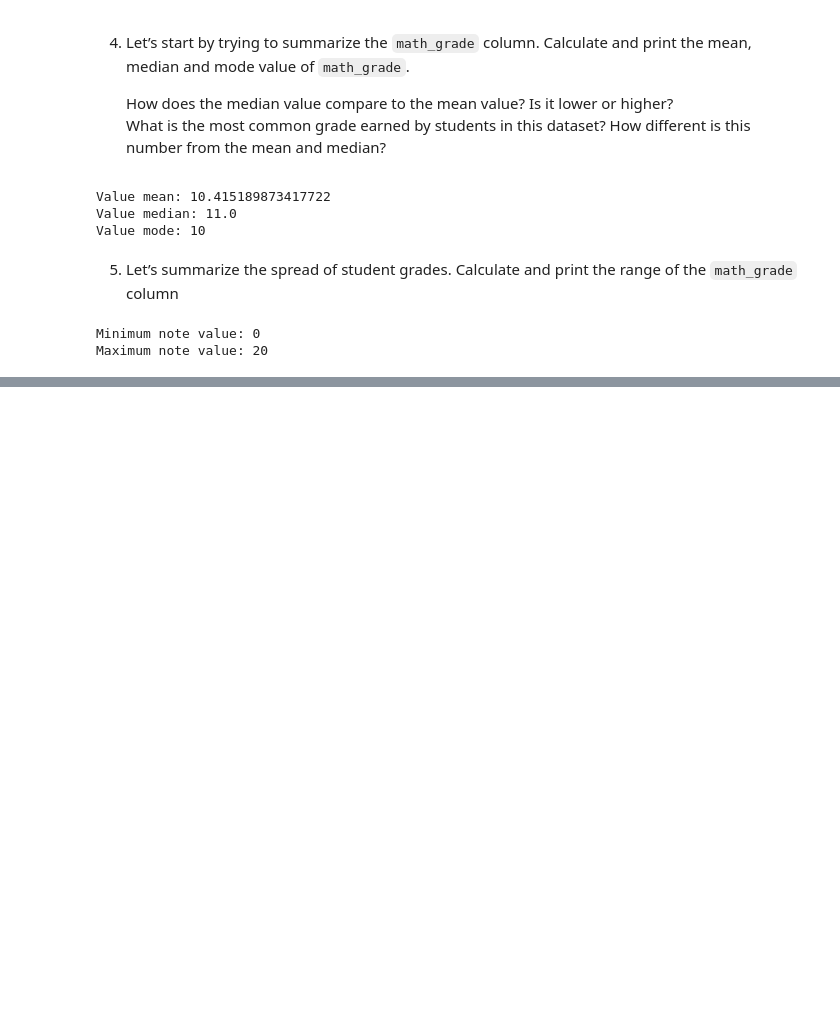
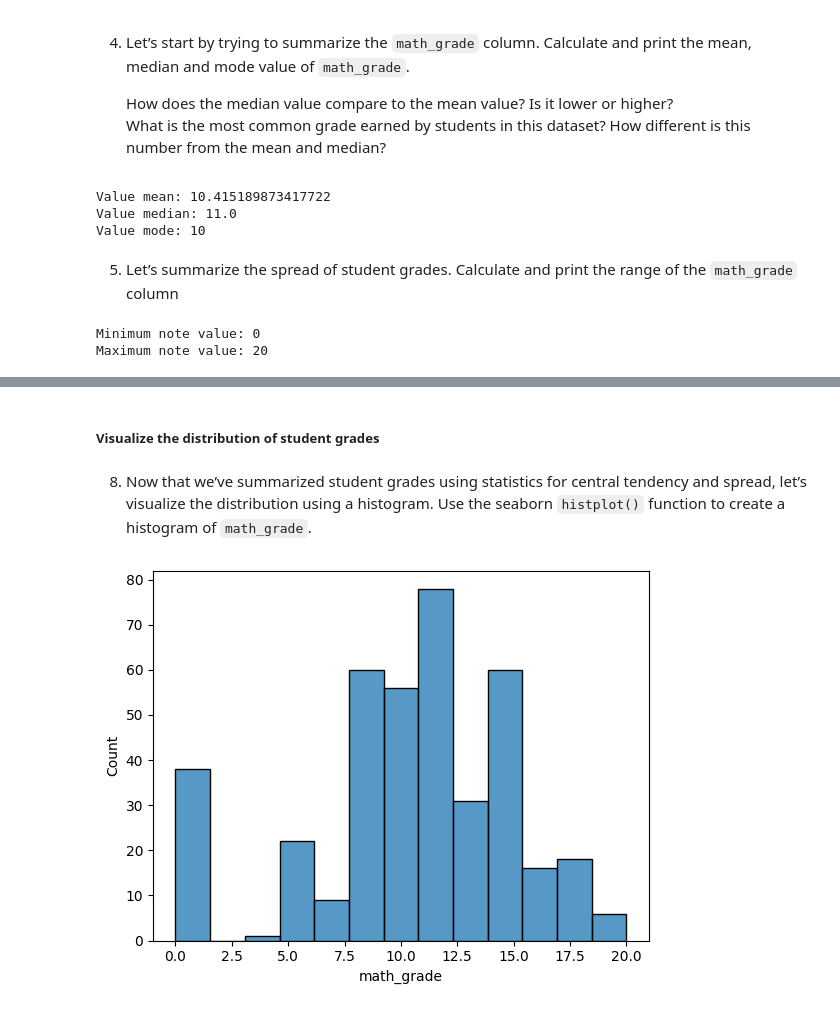
Before and after one commit to maylonleoncio/Codecademy-Projects, a Jupyter notebook: Student-Performance/Student-Performance.ipynb, the cells around one changed output, grey strips where cells are left out. Saved outputs shown, nothing was run; the diff lists cells and outputs as text; code cells hidden in the pictures; blank space fills up the shorter version.

```diff
--- a/Student-Performance/Student-Performance.ipynb
+++ b/Student-Performance/Student-Performance.ipynb
@@ -162,0 +178,9 @@ Maximum note value: 20
+# %% [markdown]
+##### Visualize the distribution of student grades
+# %% [markdown]
+8. Now that we’ve summarized student grades using statistics for central tendency and spread, let’s visualize the distribution using a histogram. Use the seaborn ``histplot()`` function to create a histogram of ``math_grade``.
+# %%
+sns.histplot(x='math_grade', data=student)
+plt.show()
+# %% [output]
+[figure, added]
```
Also changed, not shown: parts of 20 cells of this notebook.
